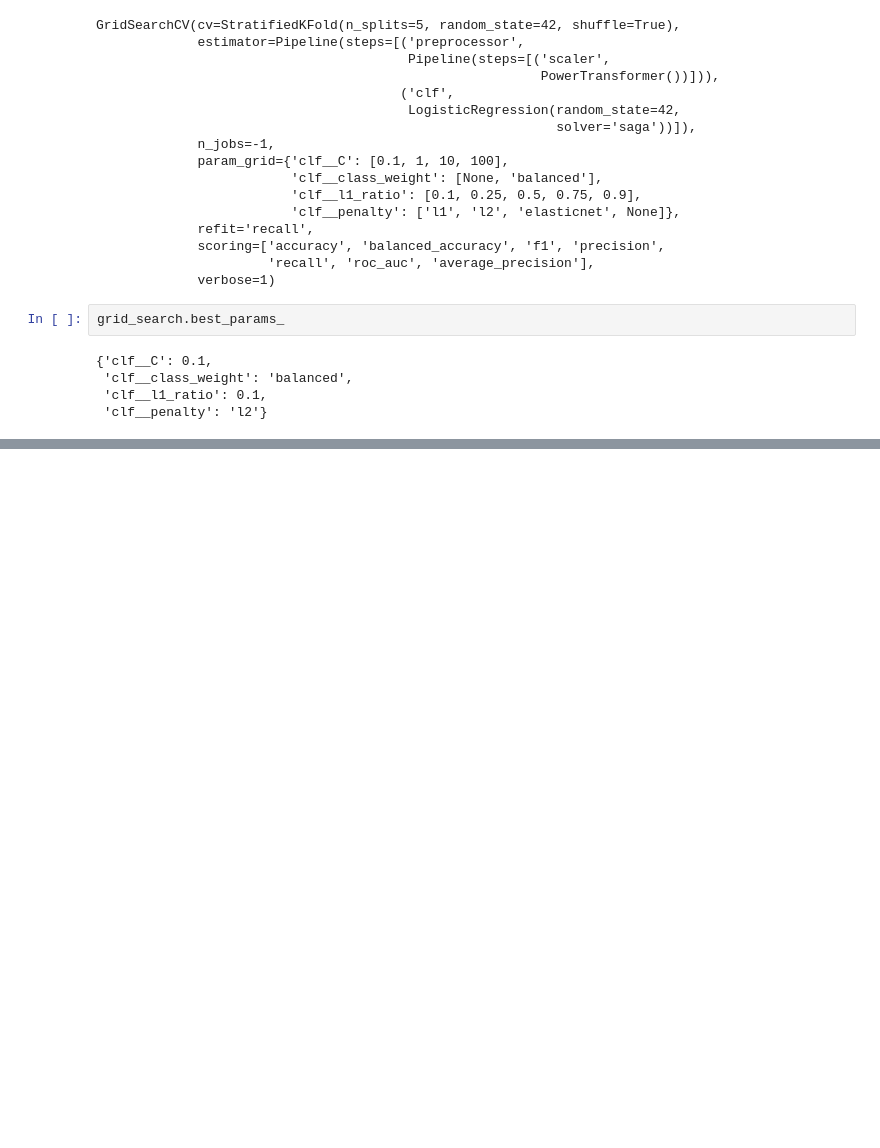
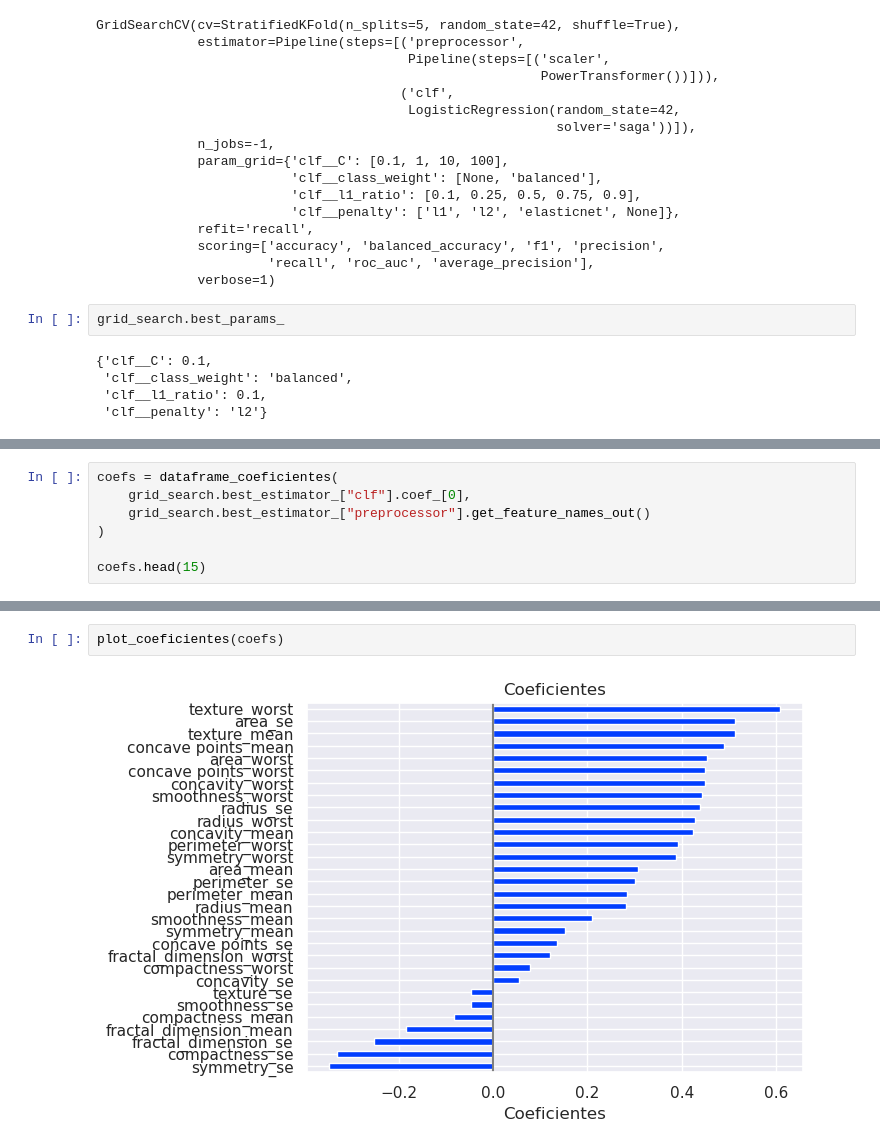
Before and after one commit to HilarioMarques/Classificacao_AlgoritmosLineares_DiagnosticoCancer_Kaggle, a Jupyter notebook: notebooks/Modelos.ipynb, the cells around one changed output, grey strips where cells are left out. Drawn from its saved outputs; the diff is of its cells as text; blank space fills up the shorter version.

```diff
--- a/notebooks/Modelos.ipynb
+++ b/notebooks/Modelos.ipynb
@@ -170,0 +206,7 @@ grid_search.best_params_
+# %%
+coefs = dataframe_coeficientes(
+    grid_search.best_estimator_["clf"].coef_[0],
+    grid_search.best_estimator_["preprocessor"].get_feature_names_out()
+)
+
+coefs.head(15)
@@ -170,0 +230,4 @@ grid_search.best_params_
+# %%
+plot_coeficientes(coefs)
+# %% [output]
+[figure, added]
```
Also changed, not shown: parts of 6 cells of this notebook.
